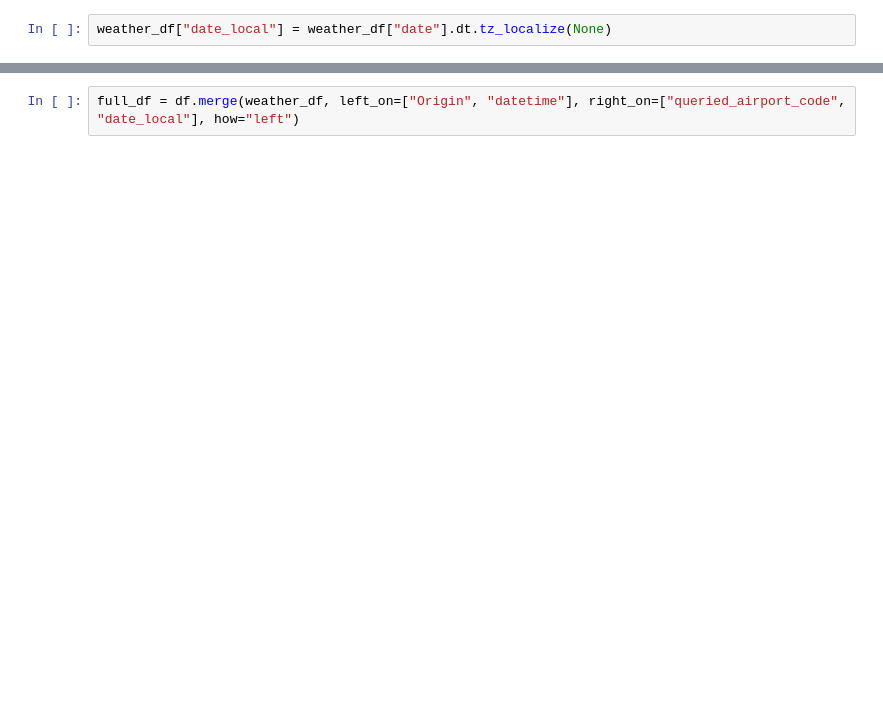
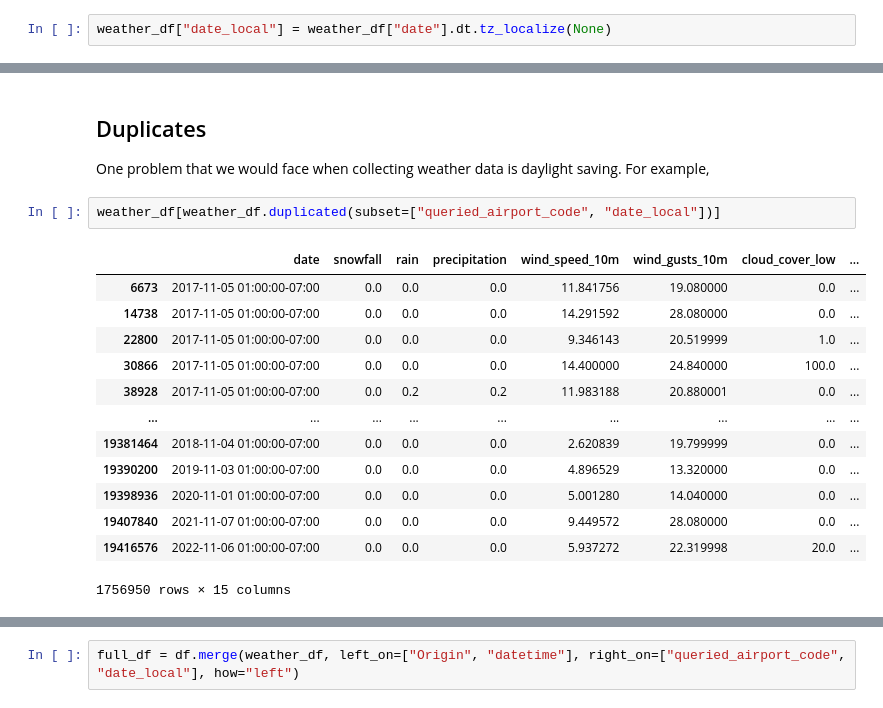
Before and after one commit to rashdul/flight-delay-prediction, a Jupyter notebook: notebooks/01_data_exploration_second_try.ipynb, the cells around one changed output, grey strips where cells are left out. Saved outputs shown, nothing was run; the diff lists cells and outputs as text; blank space fills up the shorter version.

```diff
--- a/notebooks/01_data_exploration_second_try.ipynb
+++ b/notebooks/01_data_exploration_second_try.ipynb
@@ -436,0 +383,19 @@ weather_df.head()
+# %% [markdown]
+## Duplicates
+One problem that we would face when collecting weather data is daylight saving. For example,
+# %%
+weather_df[weather_df.duplicated(subset=["queried_airport_code", "date_local"])]
+# %% [output]
+|  | date | snowfall | rain | precipitation | wind_speed_10m | wind_gusts_10m | cloud_cover_low | ... |
+| 6673 | 2017-11-05 01:00:00-07:00 | 0.0 | 0.0 | 0.0 | 11.841756 | 19.080000 | 0.0 | ... |
+| 14738 | 2017-11-05 01:00:00-07:00 | 0.0 | 0.0 | 0.0 | 14.291592 | 28.080000 | 0.0 | ... |
+| 22800 | 2017-11-05 01:00:00-07:00 | 0.0 | 0.0 | 0.0 | 9.346143 | 20.519999 | 1.0 | ... |
+| 30866 | 2017-11-05 01:00:00-07:00 | 0.0 | 0.0 | 0.0 | 14.400000 | 24.840000 | 100.0 | ... |
+| 38928 | 2017-11-05 01:00:00-07:00 | 0.0 | 0.2 | 0.2 | 11.983188 | 20.880001 | 0.0 | ... |
+| ... | ... | ... | ... | ... | ... | ... | ... | ... |
+| 19381464 | 2018-11-04 01:00:00-07:00 | 0.0 | 0.0 | 0.0 | 2.620839 | 19.799999 | 0.0 | ... |
+| 19390200 | 2019-11-03 01:00:00-07:00 | 0.0 | 0.0 | 0.0 | 4.896529 | 13.320000 | 0.0 | ... |
+| 19398936 | 2020-11-01 01:00:00-07:00 | 0.0 | 0.0 | 0.0 | 5.001280 | 14.040000 | 0.0 | ... |
+| 19407840 | 2021-11-07 01:00:00-07:00 | 0.0 | 0.0 | 0.0 | 9.449572 | 28.080000 | 0.0 | ... |
+| 19416576 | 2022-11-06 01:00:00-07:00 | 0.0 | 0.0 | 0.0 | 5.937272 | 22.319998 | 20.0 | ... |
+1756950 rows × 15 columns
```
Also changed, not shown: parts of 28 cells of this notebook.
